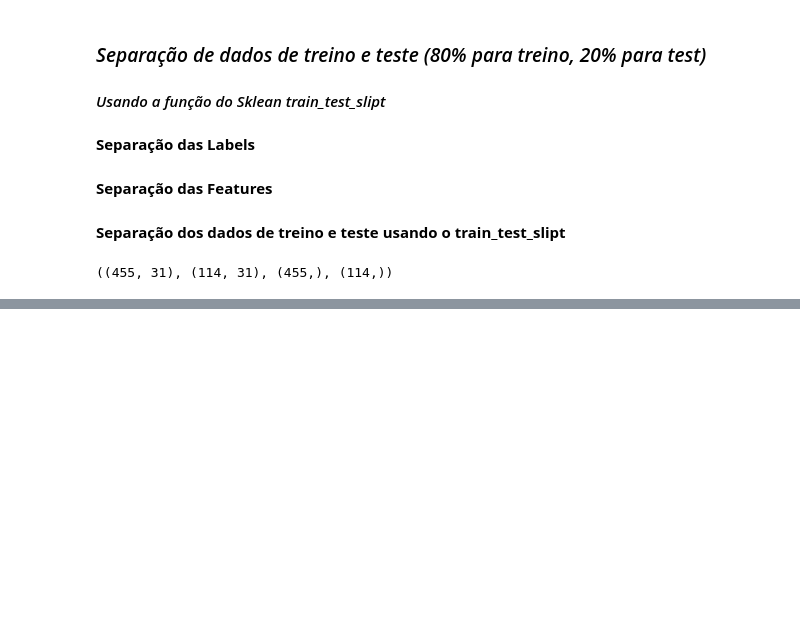
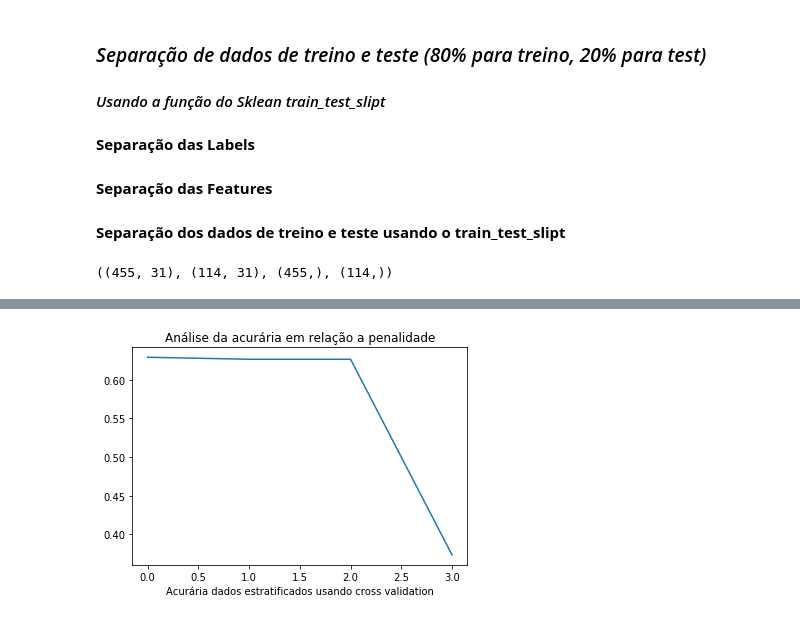
Before and after one commit to JoaoMateus1010/MachineLearning, a Jupyter notebook: works/Lista_07/Lista07.ipynb, the cells around one changed output, grey strips where cells are left out. Cells and saved outputs as stored; diff of their text form; code cells hidden in the pictures; blank space fills up the shorter version.

```diff
--- a/works/Lista_07/Lista07.ipynb
+++ b/works/Lista_07/Lista07.ipynb
@@ -90,0 +158,5 @@ X = Dataframe.drop(1,axis=1)
+# %%
+sfkf = StratifiedKFold(n_splits=4,shuffle=True,random_state=5)
+# %%
+for key in models:
+  accuracyCrossStd=(cross_val_score(models[key],X,Y,cv=sfkf))
@@ -90,0 +191,8 @@ X = Dataframe.drop(1,axis=1)
+# %%
+figureXY = plt.subplot()
+plt.xlabel("Acurária dados estratificados usando cross validation")
+plt.title("Análise da acurária em relação a penalidade")
+figureXY.plot(accuracyCrossStd)
+plt.show()
+# %% [output]
+[figure, added]
```
Also changed, not shown: parts of 20 cells of this notebook.
